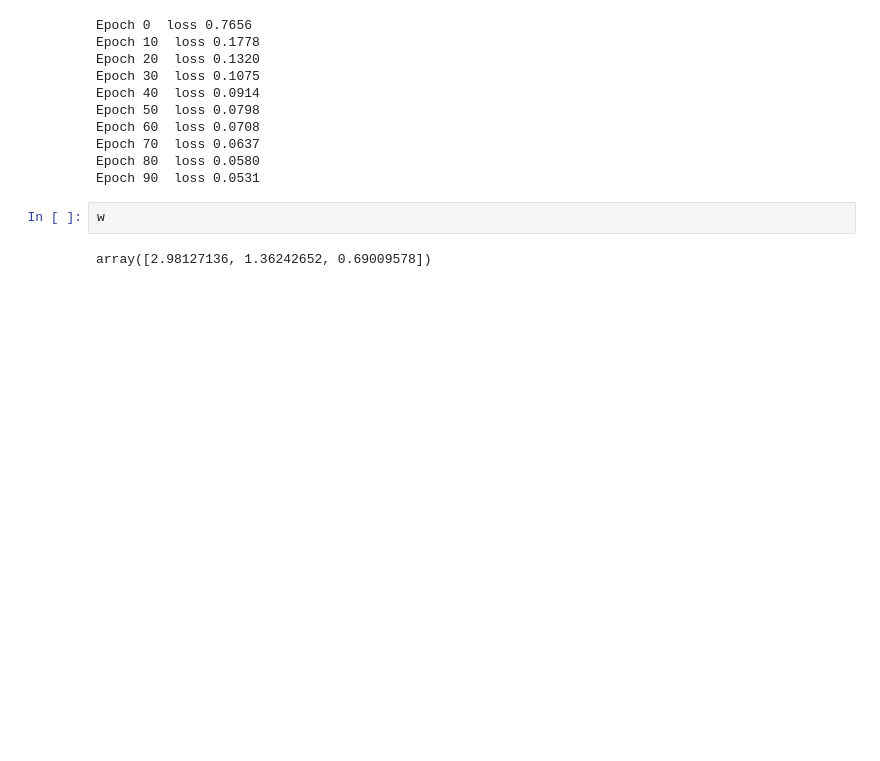
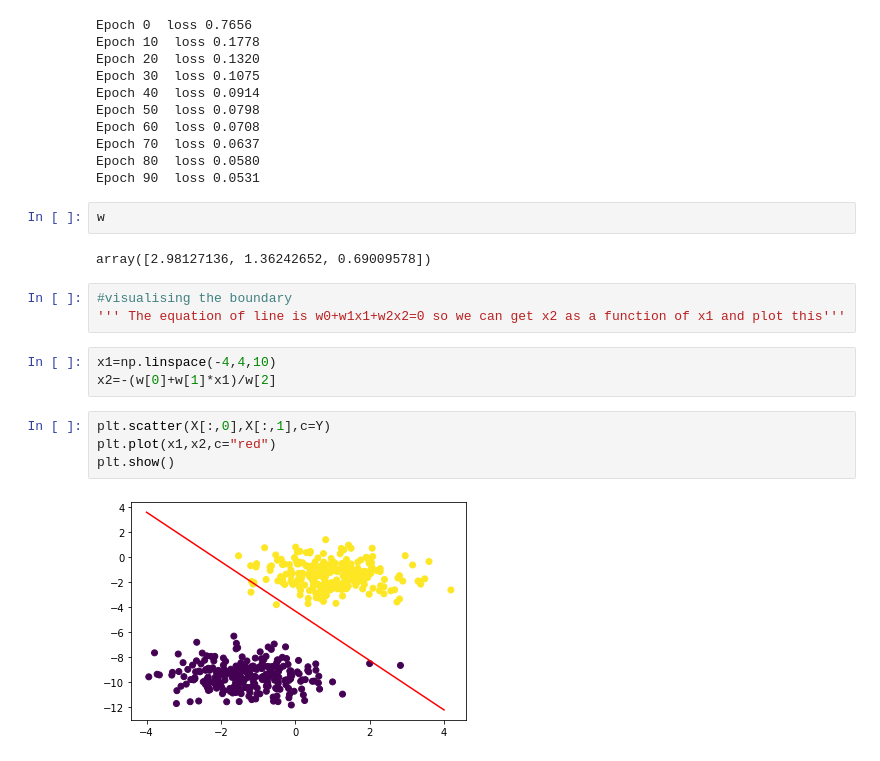
Before and after one commit to ambikasadhu1101/ML, a Jupyter notebook: Perceptron.ipynb, the cells around one changed output. Saved outputs shown, nothing was run; the diff lists cells and outputs as text; blank space fills up the shorter version.

Commit message:
decision boundary visualisation

```diff
--- a/Perceptron.ipynb
+++ b/Perceptron.ipynb
@@ -75,3 +75,15 @@ Epoch 90  loss 0.0531
 w
 # %% [output]
 array([2.98127136, 1.36242652, 0.69009578])
+# %%
+#visualising the boundary
+''' The equation of line is w0+w1x1+w2x2=0 so we can get x2 as a function of x1 and plot this'''
+# %%
+x1=np.linspace(-4,4,10)
+x2=-(w[0]+w[1]*x1)/w[2]
+# %%
+plt.scatter(X[:,0],X[:,1],c=Y)
+plt.plot(x1,x2,c="red")
+plt.show()
+# %% [output]
+[figure, added]
```
